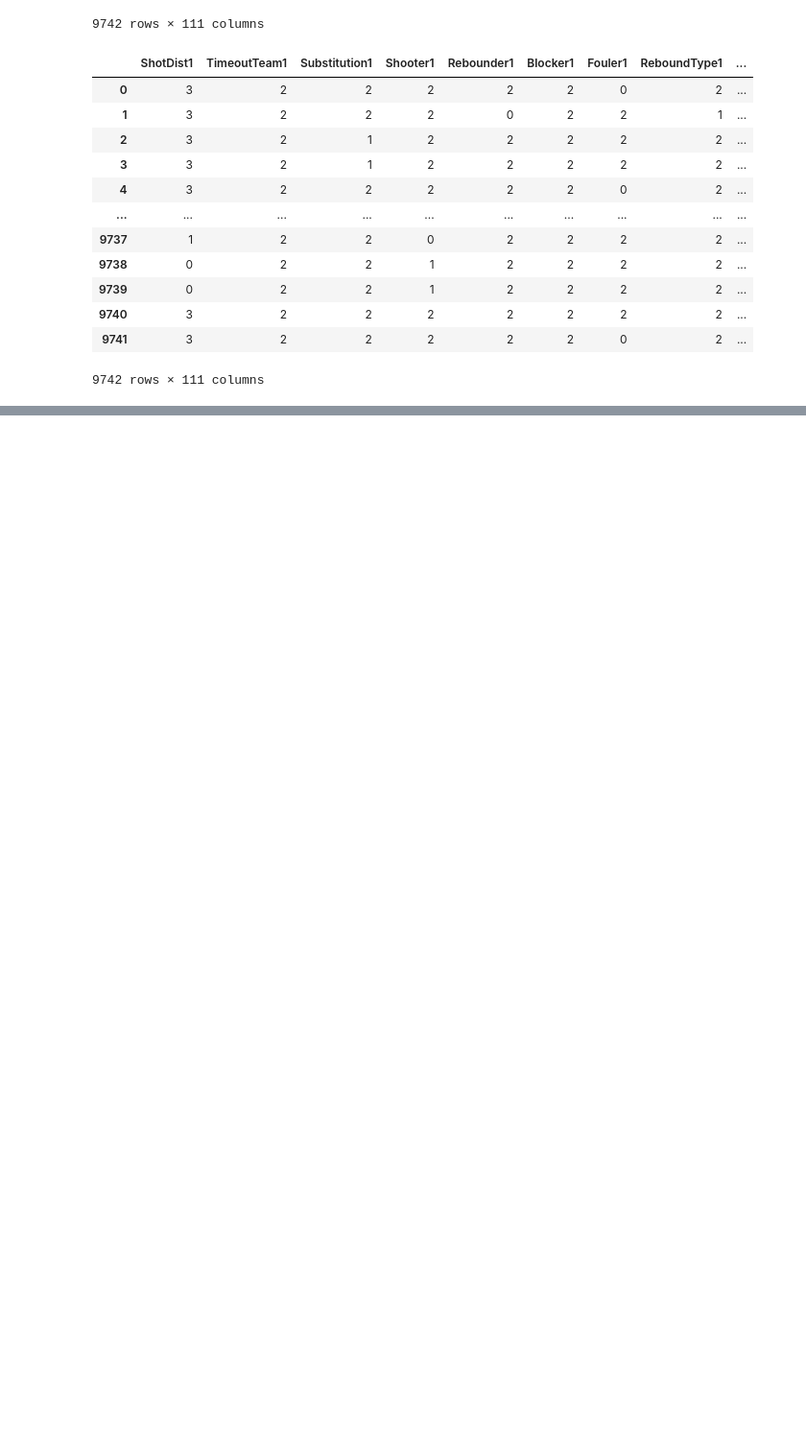
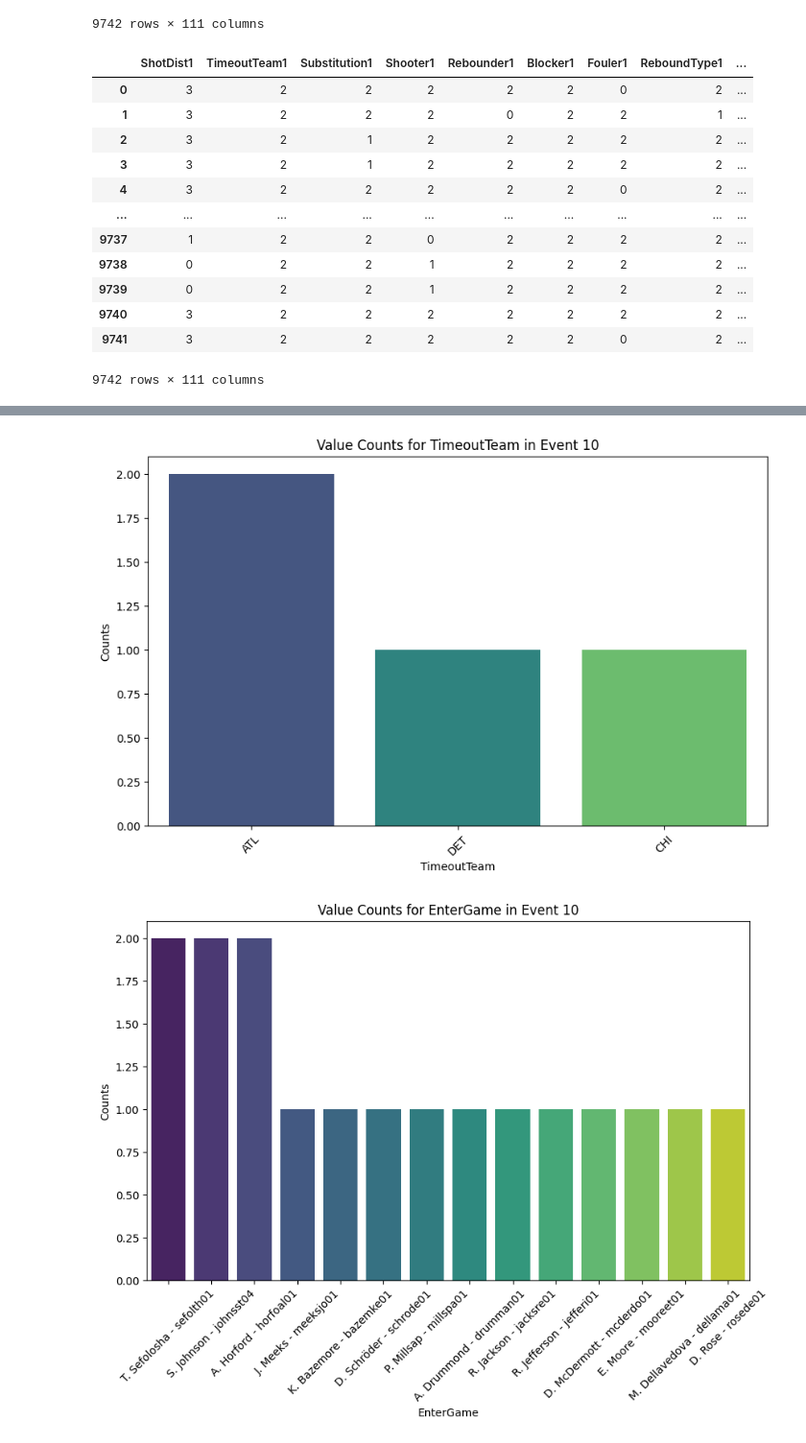
Before and after one commit to isevr/NBA_runs_prediction, a Jupyter notebook: new.ipynb, the cells around one changed output, grey strips where cells are left out. Shown at 96% size. Saved outputs shown, nothing was run; the diff lists cells and outputs as text; code cells hidden in the pictures; blank space fills up the shorter version.

```diff
--- a/new.ipynb
+++ b/new.ipynb
@@ -32,5 +30,5 @@ NameError: name 'PerformanceWarning' is not defined
 # %%
-df = pd.read_csv('all_seasons.csv')
+og_df = pd.read_csv('all_seasons.csv')
 # %%
 preferred_team = str(input('Which team would you like to investigate: '))
 
@@ -312,0 +382,6 @@ Number of NaN values in predictions: 0
+# %%
+features = ['TimeoutTeam','EnterGame',
+                'LeaveGame','Shooter',
+                'Rebounder', 'Blocker','Fouler',
+                'ReboundType','ViolationPlayer',
+                'FreeThrowShooter','TurnoverPlayer']
@@ -312,0 +404,40 @@ Number of NaN values in predictions: 0
+# %%
+import seaborn as sns
+import matplotlib.pyplot as plt
+import time
+
+def performers(events_idx, original_df, event=2):
+    features = ['TimeoutTeam','EnterGame',
+                'LeaveGame','Shooter',
+                'Rebounder', 'Blocker','Fouler',
+                'ReboundType','ViolationPlayer',
+                'FreeThrowShooter','TurnoverPlayer']
+
+    # Find the event with the second maximum length
+    desired_event = sorted(events_idx, key=lambda k: len(events_idx[k]), reverse=True)[event]
+
+    l = []
+    a = original_df.loc[events_idx[desired_event]][features]
+
+    for factor in features:
+        value_counts = a[factor].value_counts()
+        l.append(value_counts)
+
+        # Create a barplot for each factor's value counts
+        plt.figure(figsize=(10, 6))
+        sns.barplot(x=value_counts.index, y=value_counts.values, palette="viridis")
+        plt.title(f'Value Counts for {factor} in Event {desired_event}')
+        plt.xlabel(factor)
+        plt.ylabel('Counts')
+        plt.xticks(rotation=45)
+        plt.show()
+
+        # Add a small pause to ensure plots render sequentially
+        time.sleep(0.5)
+
+    return l
+# %%
+performers(events_idx,og_df,event=0)
+# %% [output]
+[figure, added]
+[figure, added]
```
Also changed, not shown: parts of 12 cells of this notebook, 12 other files.
